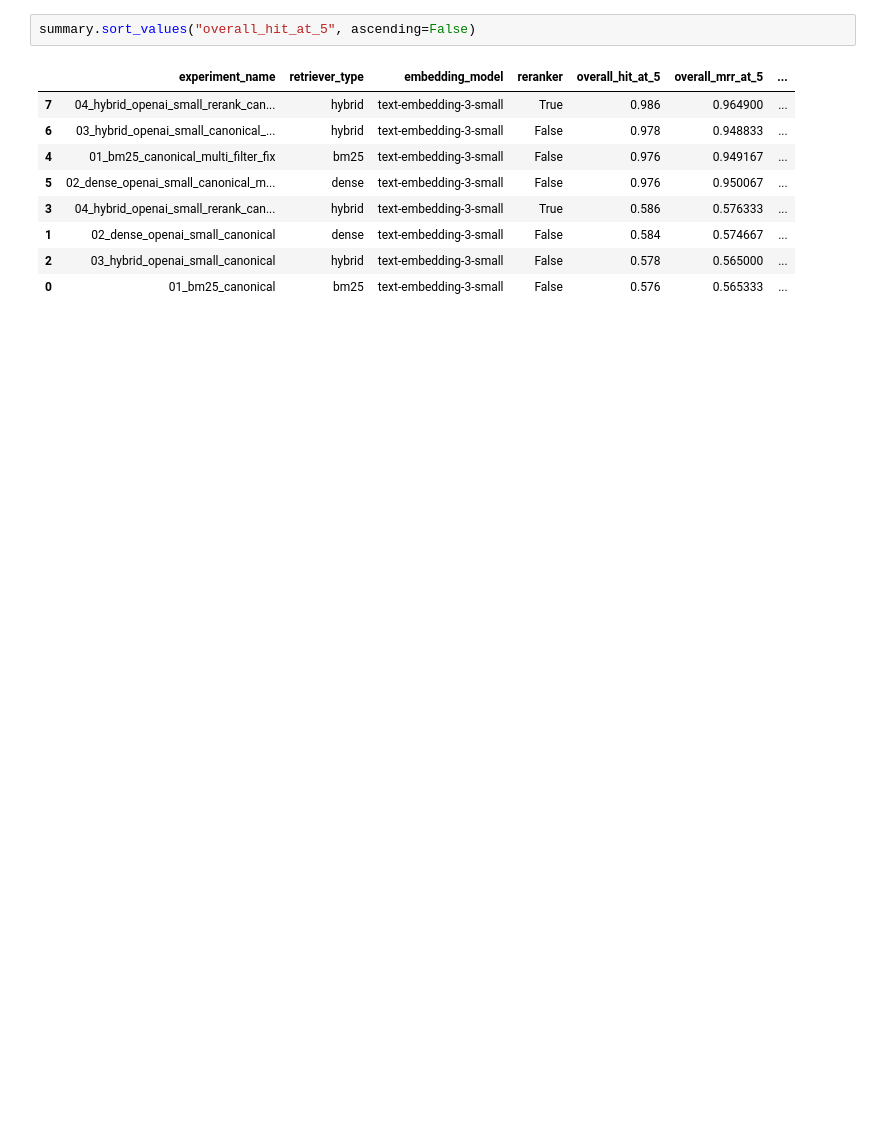
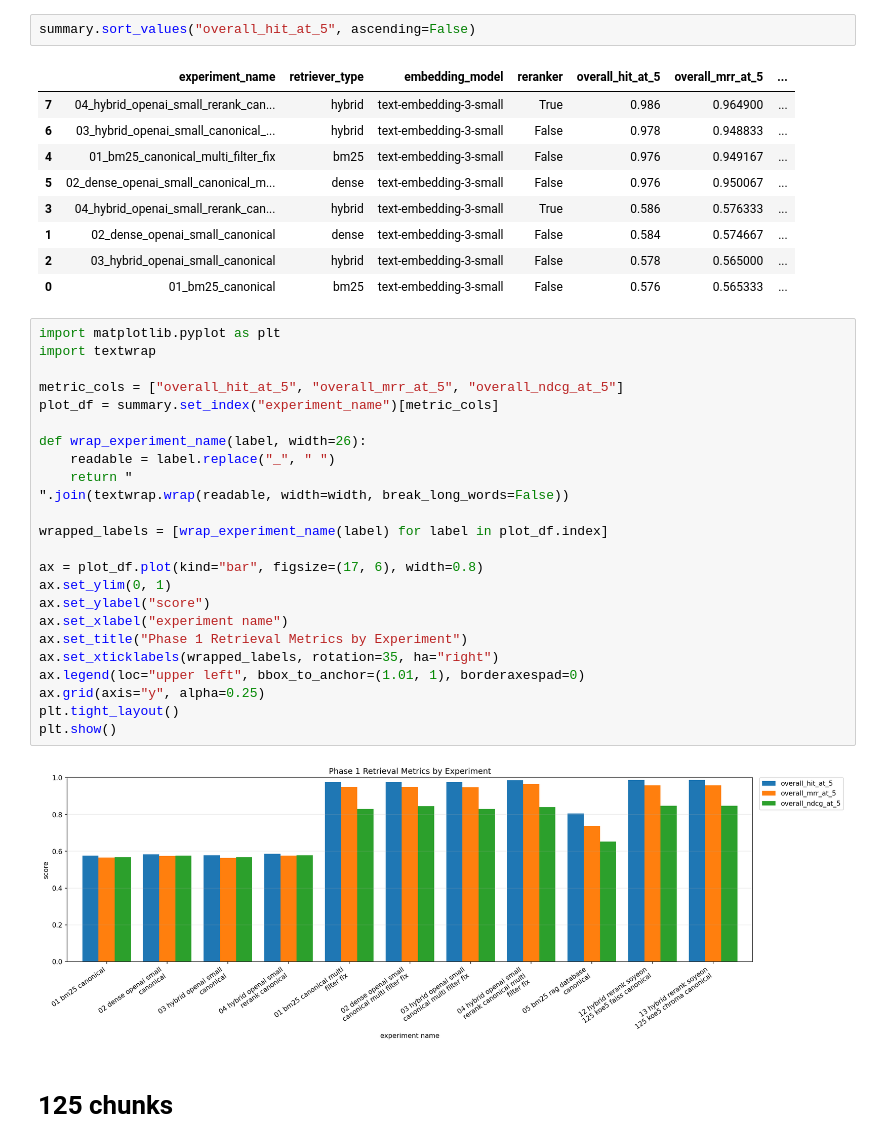
Before and after one commit to hskim2327/chatbot, a Jupyter notebook: notebooks/evaluation_analysis.ipynb, the cells around one changed output. Saved outputs shown, nothing was run; the diff lists cells and outputs as text; blank space fills up the shorter version.

```diff
--- a/notebooks/evaluation_analysis.ipynb
+++ b/notebooks/evaluation_analysis.ipynb
@@ -45,3 +48,31 @@ summary.sort_values("overall_hit_at_5", ascending=False)
 | 1 | 02_dense_openai_small_canonical | dense | text-embedding-3-small | False | 0.584 | 0.574667 | ... |
 | 2 | 03_hybrid_openai_small_canonical | hybrid | text-embedding-3-small | False | 0.578 | 0.565000 | ... |
 | 0 | 01_bm25_canonical | bm25 | text-embedding-3-small | False | 0.576 | 0.565333 | ... |
+# %%
+import matplotlib.pyplot as plt
+import textwrap
+
+metric_cols = ["overall_hit_at_5", "overall_mrr_at_5", "overall_ndcg_at_5"]
+plot_df = summary.set_index("experiment_name")[metric_cols]
+
+def wrap_experiment_name(label, width=26):
+    readable = label.replace("_", " ")
+    return "
+".join(textwrap.wrap(readable, width=width, break_long_words=False))
+
+wrapped_labels = [wrap_experiment_name(label) for label in plot_df.index]
+
+ax = plot_df.plot(kind="bar", figsize=(17, 6), width=0.8)
+ax.set_ylim(0, 1)
+ax.set_ylabel("score")
+ax.set_xlabel("experiment name")
+ax.set_title("Phase 1 Retrieval Metrics by Experiment")
+ax.set_xticklabels(wrapped_labels, rotation=35, ha="right")
+ax.legend(loc="upper left", bbox_to_anchor=(1.01, 1), borderaxespad=0)
+ax.grid(axis="y", alpha=0.25)
+plt.tight_layout()
+plt.show()
+# %% [output]
+[figure, added]
+# %% [markdown]
+# 125 chunks
```
Also changed, not shown: parts of 65 cells of this notebook, 15 other files.
